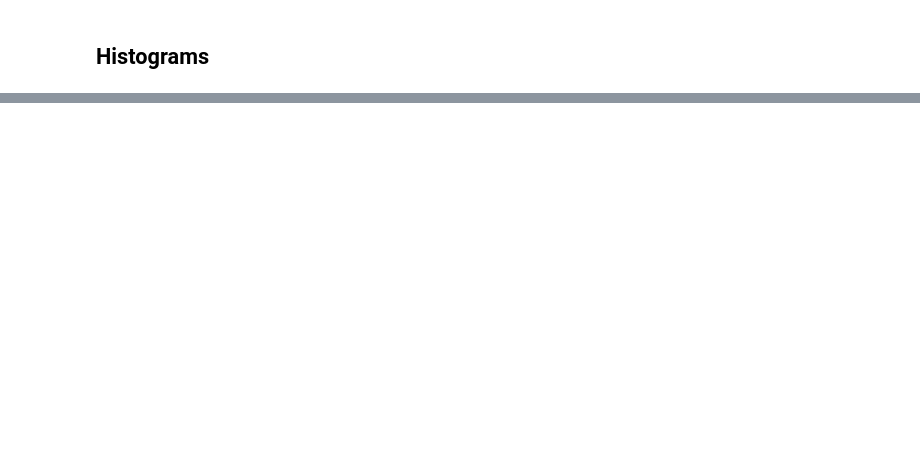
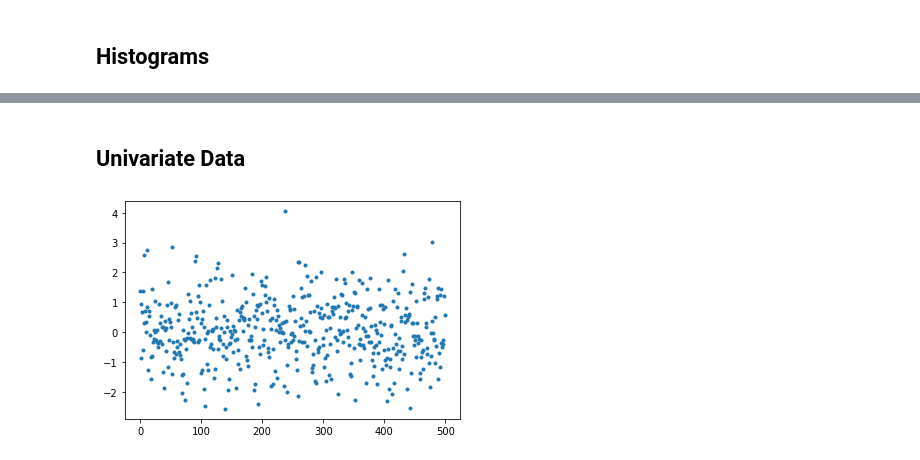
Before and after one commit to salimunlu47/Statistics-with-Python, a Jupyter notebook: Display_of_Statistical_Data.ipynb, the cells around one changed output, grey strips where cells are left out. Saved outputs shown, nothing was run; the diff lists cells and outputs as text; code cells hidden in the pictures; blank space fills up the shorter version.

Commit message:
Codes for some statistical plots

```diff
--- a/Display_of_Statistical_Data.ipynb
+++ b/Display_of_Statistical_Data.ipynb
@@ -86,0 +87,2 @@ plt.hist(x, bins=25)
+# %% [markdown]
+## Univariate Data
@@ -86,0 +96,11 @@ plt.hist(x, bins=25)
+# %%
+# Generate the data
+x = np.random.randn(500)
+# %%
+# Plot-command start ---------------------
+plt.plot(x, '.')
+# Plot-command end -----------------------
+# Show plot
+plt.show()
+# %% [output]
+[figure, added]
```
Also changed, not shown: parts of 18 cells of this notebook.
